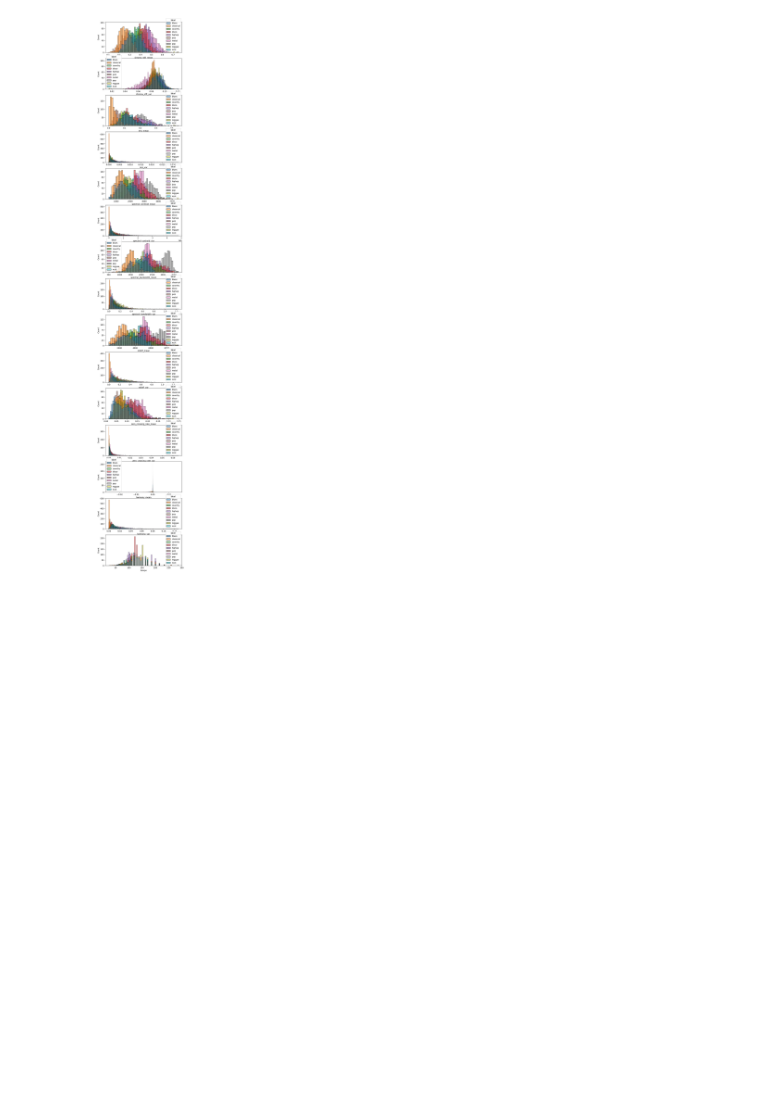
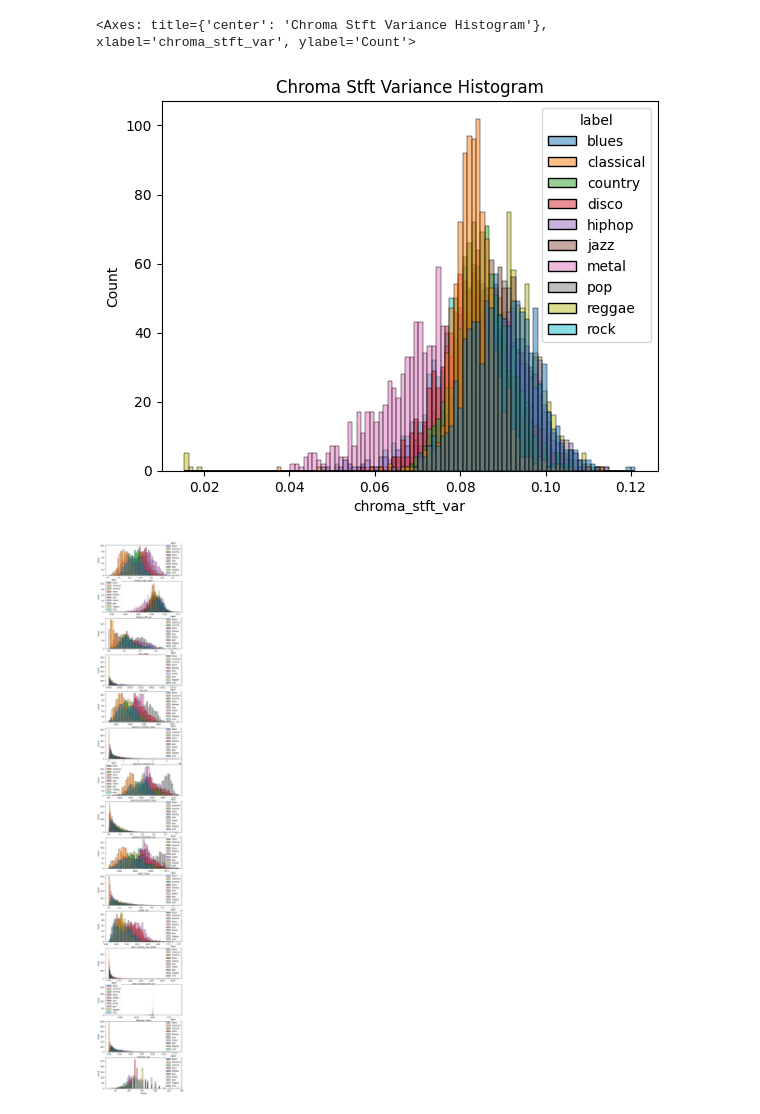
Before and after one commit to OlaAni/Final_Year_Project, a Jupyter notebook: Initial/analysis.ipynb, the cells around one changed output. Saved outputs shown, nothing was run; the diff lists cells and outputs as text; code cells hidden in the pictures; blank space fills up the shorter version.

```diff
--- a/Initial/analysis.ipynb
+++ b/Initial/analysis.ipynb
@@ -69,3 +103,9 @@ Text(0.5, 0, 'Genre')
+# %%
+plt.title('Chroma Stft Variance Histogram')
+sns.histplot(data=music_data, x='chroma_stft_var', hue='label')
+# %% [output]
+<Axes: title={'center': 'Chroma Stft Variance Histogram'}, xlabel='chroma_stft_var', ylabel='Count'>
+[figure, added]
 # %%
 plt.figure(figsize=(7,50))
 for i in enumerate(numeric_data.columns):
```
Also changed, not shown: parts of 6 cells of this notebook, 16 other files.
